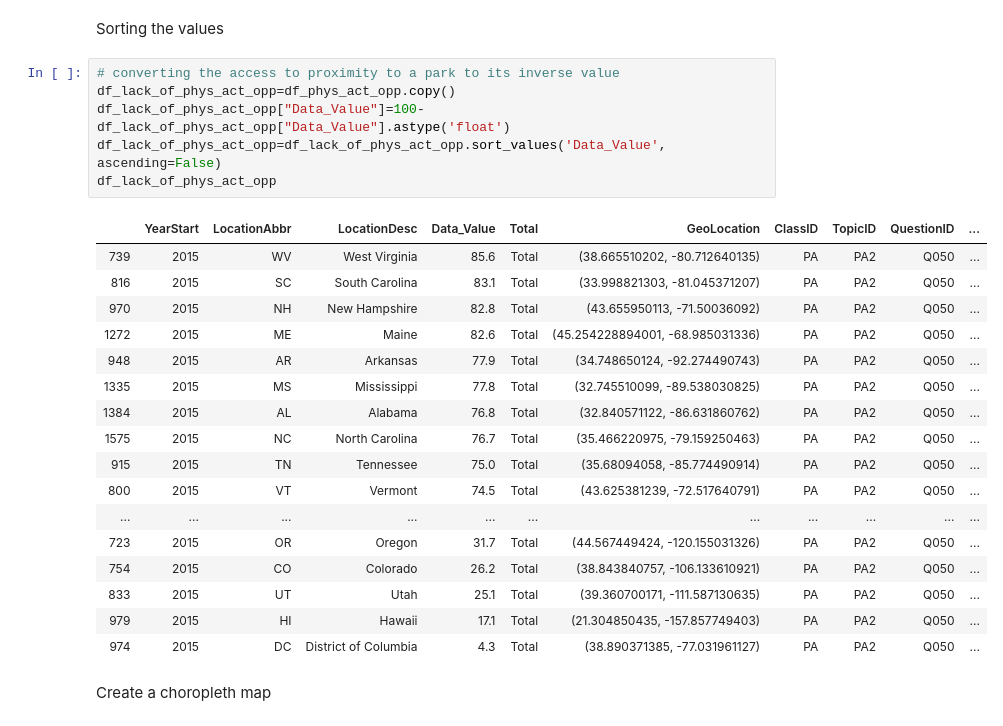
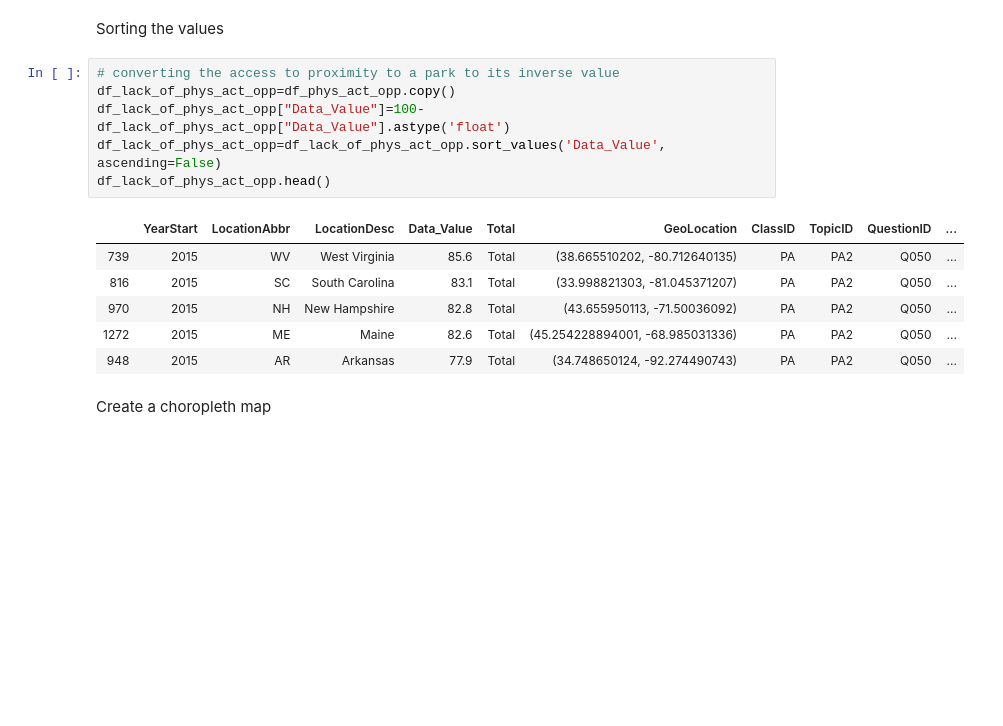
Before and after one commit to cantones1/Coursera_Capstone, a Jupyter notebook: Coursera Capstone Project.ipynb, the cells around one changed output. Cells and saved outputs as stored; diff of their text form; blank space fills up the shorter version.

```diff
--- a/Coursera Capstone Project.ipynb
+++ b/Coursera Capstone Project.ipynb
@@ -127,27 +127,16 @@ Sorting the values
 # %%
 # converting the access to proximity to a park to its inverse value
 df_lack_of_phys_act_opp=df_phys_act_opp.copy()
 df_lack_of_phys_act_opp["Data_Value"]=100-df_lack_of_phys_act_opp["Data_Value"].astype('float')
 df_lack_of_phys_act_opp=df_lack_of_phys_act_opp.sort_values('Data_Value', ascending=False)
-df_lack_of_phys_act_opp
+df_lack_of_phys_act_opp.head()
 # %% [output]
 |  | YearStart | LocationAbbr | LocationDesc | Data_Value | Total | GeoLocation | ClassID | TopicID | QuestionID | ... |
 | 739 | 2015 | WV | West Virginia | 85.6 | Total | (38.665510202, -80.712640135) | PA | PA2 | Q050 | ... |
 | 816 | 2015 | SC | South Carolina | 83.1 | Total | (33.998821303, -81.045371207) | PA | PA2 | Q050 | ... |
 | 970 | 2015 | NH | New Hampshire | 82.8 | Total | (43.655950113, -71.50036092) | PA | PA2 | Q050 | ... |
 | 1272 | 2015 | ME | Maine | 82.6 | Total | (45.254228894001, -68.985031336) | PA | PA2 | Q050 | ... |
 | 948 | 2015 | AR | Arkansas | 77.9 | Total | (34.748650124, -92.274490743) | PA | PA2 | Q050 | ... |
-| 1335 | 2015 | MS | Mississippi | 77.8 | Total | (32.745510099, -89.538030825) | PA | PA2 | Q050 | ... |
-| 1384 | 2015 | AL | Alabama | 76.8 | Total | (32.840571122, -86.631860762) | PA | PA2 | Q050 | ... |
-| 1575 | 2015 | NC | North Carolina | 76.7 | Total | (35.466220975, -79.159250463) | PA | PA2 | Q050 | ... |
-| 915 | 2015 | TN | Tennessee | 75.0 | Total | (35.68094058, -85.774490914) | PA | PA2 | Q050 | ... |
-| 800 | 2015 | VT | Vermont | 74.5 | Total | (43.625381239, -72.517640791) | PA | PA2 | Q050 | ... |
-| ... | ... | ... | ... | ... | ... | ... | ... | ... | ... | ... |
-| 723 | 2015 | OR | Oregon | 31.7 | Total | (44.567449424, -120.155031326) | PA | PA2 | Q050 | ... |
-| 754 | 2015 | CO | Colorado | 26.2 | Total | (38.843840757, -106.133610921) | PA | PA2 | Q050 | ... |
-| 833 | 2015 | UT | Utah | 25.1 | Total | (39.360700171, -111.587130635) | PA | PA2 | Q050 | ... |
-| 979 | 2015 | HI | Hawaii | 17.1 | Total | (21.304850435, -157.857749403) | PA | PA2 | Q050 | ... |
-| 974 | 2015 | DC | District of Columbia | 4.3 | Total | (38.890371385, -77.031961127) | PA | PA2 | Q050 | ... |
 # %% [markdown]
 Create a choropleth map
 # %%
```
Also changed, not shown: parts of 6 cells of this notebook, 1 other file.
